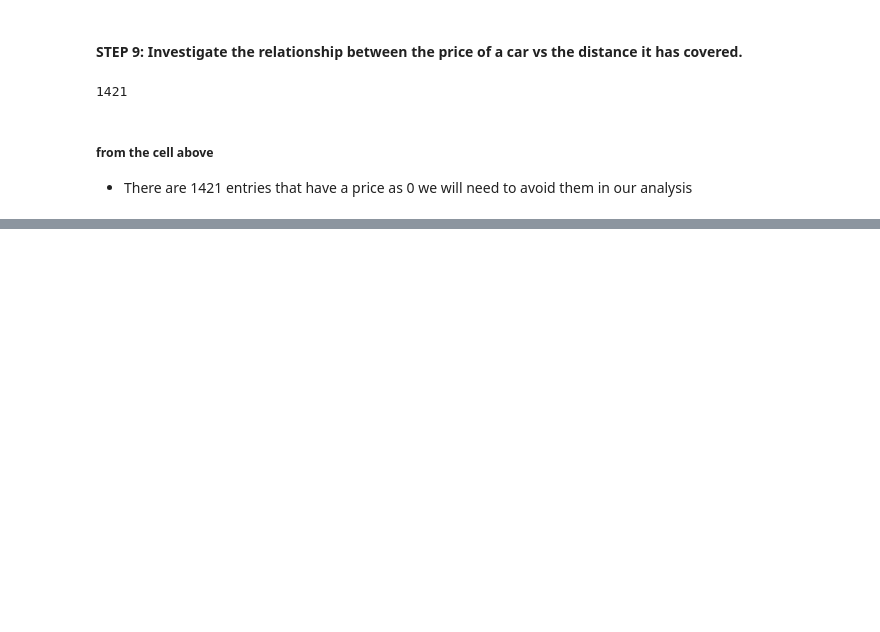
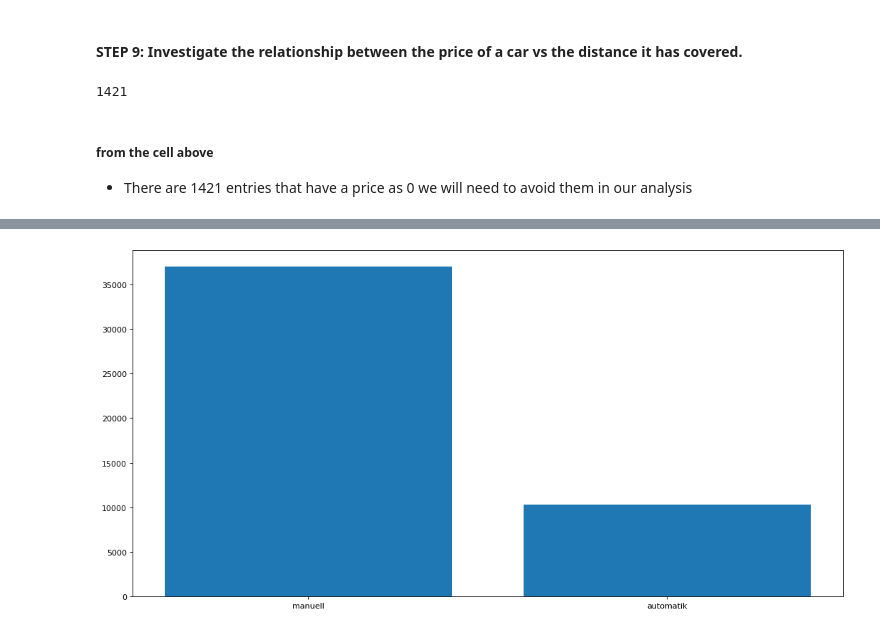
Before and after one commit to ndangalasinh/dataquest_exploring_ebay_car_sales, a Jupyter notebook: dataquest_exploring_ebay_car_sales.ipynb, the cells around one changed output, grey strips where cells are left out. Saved outputs shown, nothing was run; the diff lists cells and outputs as text; code cells hidden in the pictures; blank space fills up the shorter version.

```diff
--- a/dataquest_exploring_ebay_car_sales.ipynb
+++ b/dataquest_exploring_ebay_car_sales.ipynb
@@ -247,0 +295,7 @@ plt.show()
+# %%
+x, y = zip(*gearbox_type[:2]) # unpack a list of pairs into two tuples
+plt.figure(figsize=(16, 8), dpi=80)
+plt.bar(x,y)
+plt.show()
+# %% [output]
+[figure, added]
```
Also changed, not shown: parts of 14 cells of this notebook.
